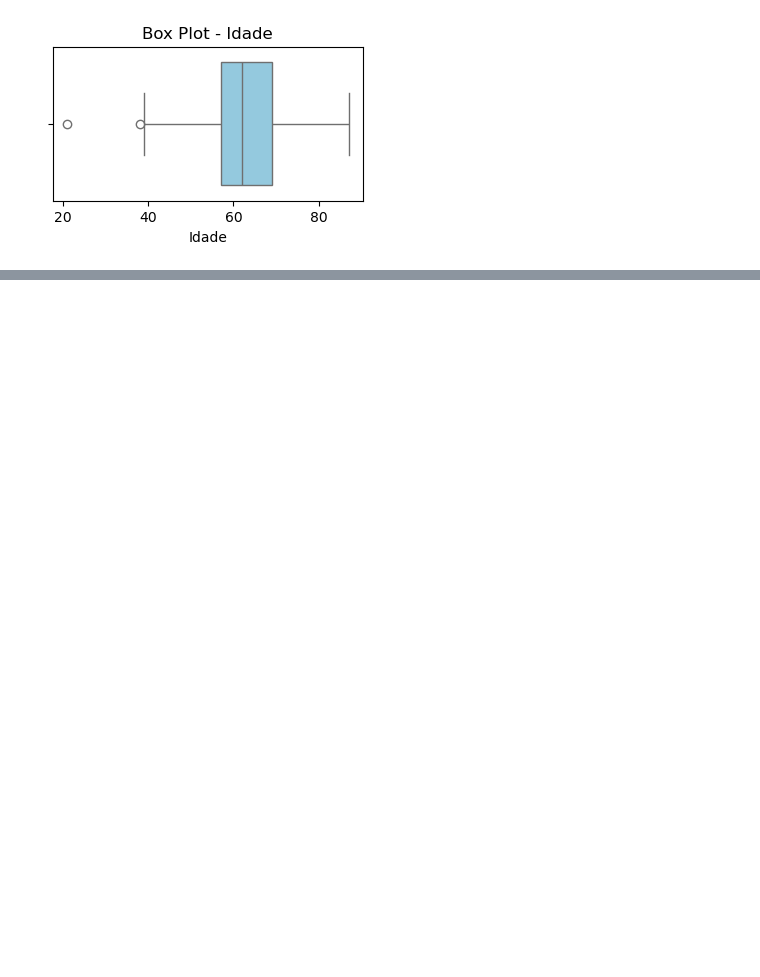
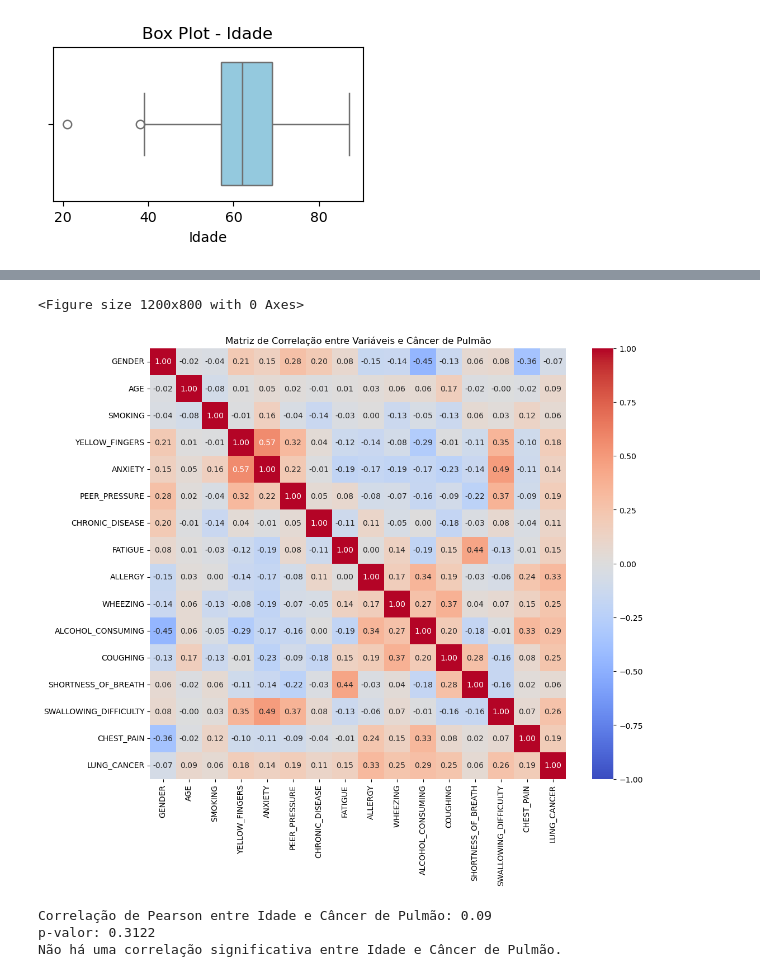
Before and after one commit to neocrz/lung_cancer_analysis, a Jupyter notebook: lung_cancer.ipynb, the cells around one changed output, grey strips where cells are left out. Saved outputs shown, nothing was run; the diff lists cells and outputs as text; code cells hidden in the pictures; blank space fills up the shorter version.

```diff
--- a/lung_cancer.ipynb
+++ b/lung_cancer.ipynb
@@ -133,0 +187,32 @@ plt.show()
+# %%
+# Configurar para exibição de tabelas e gráficos
+plt.figure(figsize=(12, 8))
+
+# 4. Correlação entre todas as variáveis numéricas e a variável dependente (LUNG_CANCER)
+# Calculando a correlação entre as variáveis numéricas (AGE e LUNG_CANCER)
+correlation_matrix = df.corr()
+
+# Plotando o heatmap da matriz de correlação
+plt.figure(figsize=(12, 10))
+sns.heatmap(correlation_matrix, annot=True, cmap='coolwarm', fmt='.2f', vmin=-1, vmax=1)
+plt.title('Matriz de Correlação entre Variáveis e Câncer de Pulmão')
+plt.show()
+# %% [output]
+<Figure size 1200x800 with 0 Axes>
+[figure, added]
+# %%
+# 1. Correlação de Pearson entre AGE e LUNG_CANCER
+age_correlation = df['AGE'].corr(df['LUNG_CANCER'])
+print(f'Correlação de Pearson entre Idade e Câncer de Pulmão: {age_correlation:.2f}')
+# Exibir o p-valor do teste de significância
+print(f'p-valor: {p_value:.4f}')
+
+# Realizar o teste de hipótese
+if p_value < 0.05:
+    print(f"Há uma correlação significativa entre Idade e Câncer de Pulmão.\n")
+else:
+    print(f"Não há uma correlação significativa entre Idade e Câncer de Pulmão.\n")
+# %% [output]
+Correlação de Pearson entre Idade e Câncer de Pulmão: 0.09
+p-valor: 0.3122
+Não há uma correlação significativa entre Idade e Câncer de Pulmão.
```
Also changed, not shown: parts of 11 cells of this notebook, 1 other file.
